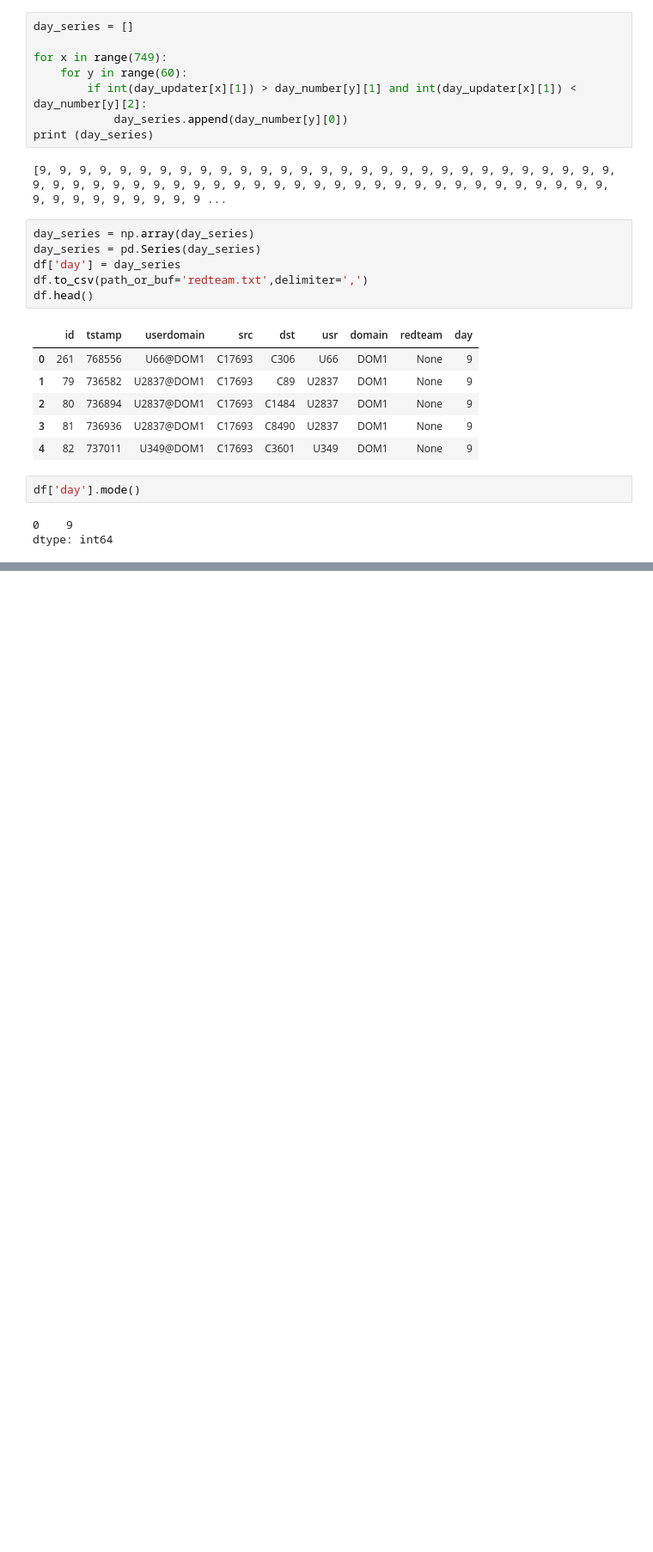
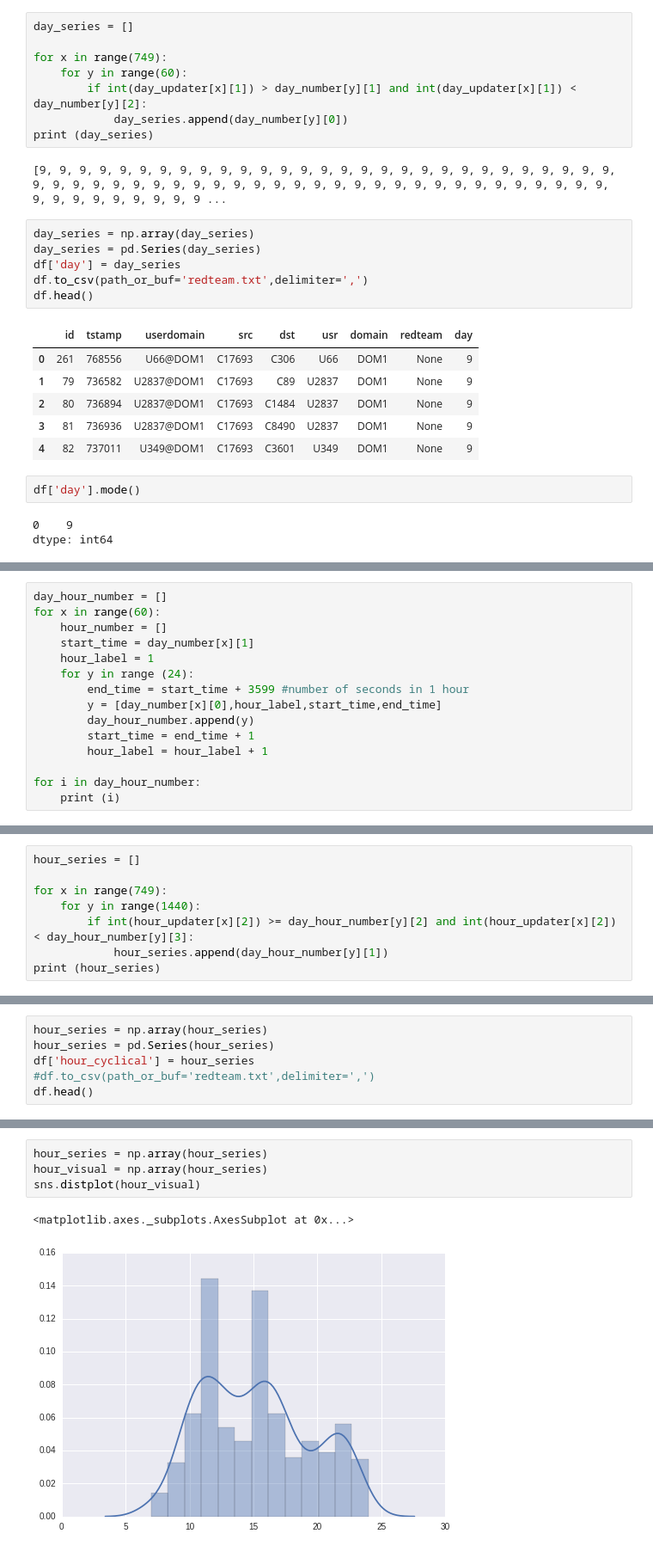
Before and after one commit to jstyczynski/DataScience-Capstone, a Jupyter notebook: Capstone Data Exploration.ipynb, the cells around one changed output, grey strips where cells are left out. Shown at 86% size. Drawn from its saved outputs; the diff is of its cells as text; blank space fills up the shorter version.

```diff
--- a/Capstone Data Exploration.ipynb
+++ b/Capstone Data Exploration.ipynb
@@ -205,0 +213,15 @@ print (counter)
+# %%
+day_hour_number = []
+for x in range(60):
+    hour_number = []
+    start_time = day_number[x][1]
+    hour_label = 1
+    for y in range (24):
+        end_time = start_time + 3599 #number of seconds in 1 hour
+        y = [day_number[x][0],hour_label,start_time,end_time]
+        day_hour_number.append(y)
+        start_time = end_time + 1
+        hour_label = hour_label + 1
+
+for i in day_hour_number:
+    print (i)
@@ -205,0 +250,8 @@ print (counter)
+# %%
+hour_series = []
+
+for x in range(749):
+    for y in range(1440):
+        if int(hour_updater[x][2]) >= day_hour_number[y][2] and int(hour_updater[x][2]) < day_hour_number[y][3]:
+            hour_series.append(day_hour_number[y][1])
+print (hour_series)
@@ -205,0 +260,6 @@ print (counter)
+# %%
+hour_series = np.array(hour_series)
+hour_series = pd.Series(hour_series)
+df['hour_cyclical'] = hour_series
+#df.to_csv(path_or_buf='redteam.txt',delimiter=',')
+df.head()
@@ -205,0 +273,7 @@ print (counter)
+# %%
+hour_series = np.array(hour_series)
+hour_visual = np.array(hour_series)
+sns.distplot(hour_visual)
+# %% [output]
+<matplotlib.axes._subplots.AxesSubplot at 0x...>
+[figure, added]
```
Also changed, not shown: parts of 25 cells of this notebook, 1 other file.
